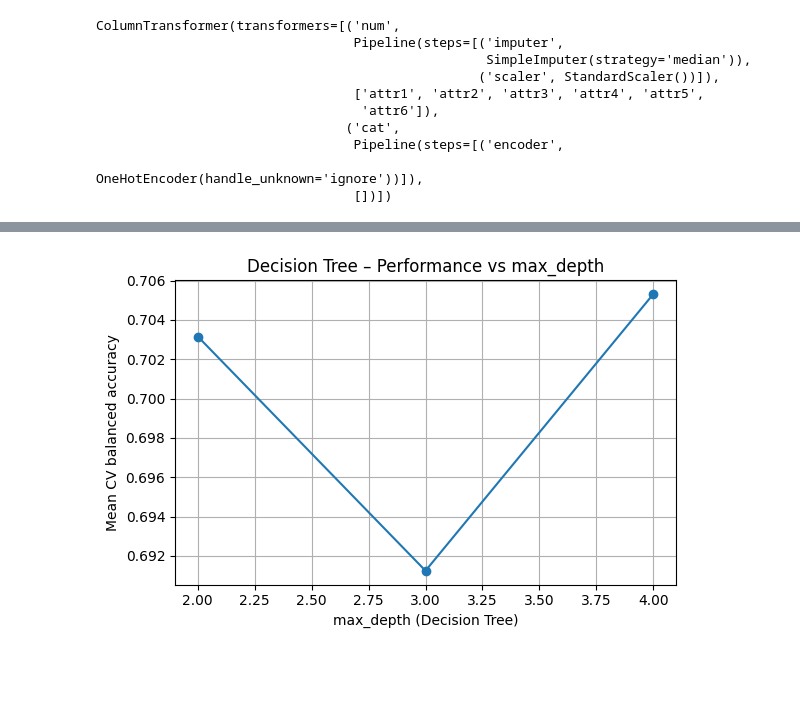
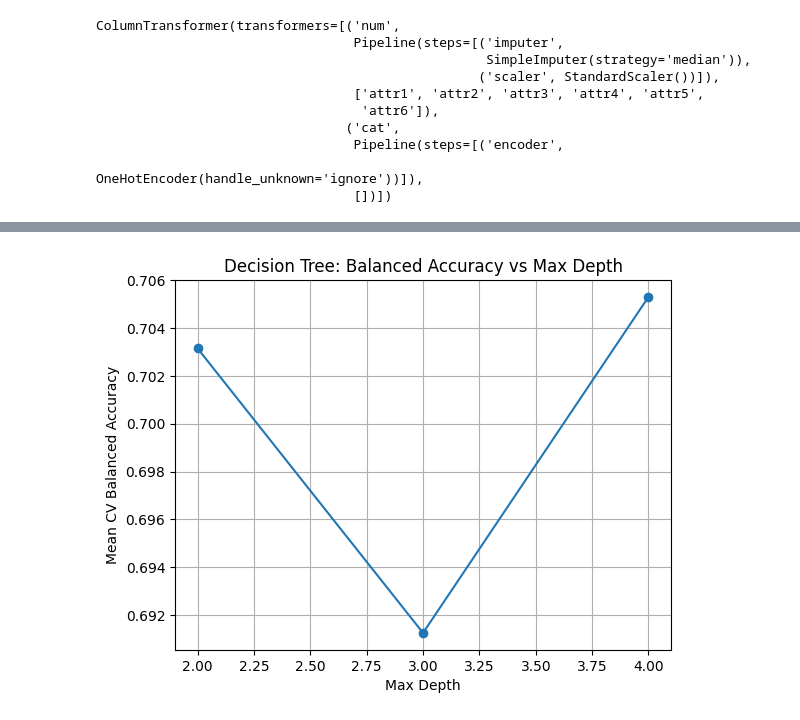
Before and after one commit to bpickett14/MATH3310_FA_2025_P02_G02_Pickett-Cardona, a Jupyter notebook: notebooks/project2.ipynb, the cells around one changed output, grey strips where cells are left out. Drawn from its saved outputs; the diff is of its cells as text; code cells hidden in the pictures; blank space fills up the shorter version.

```diff
--- a/notebooks/project2.ipynb
+++ b/notebooks/project2.ipynb
@@ -230,7 +231,6 @@ grid_search = GridSearchCV(
     param_grid,
     cv=5,
     scoring='balanced_accuracy',
-    verbose=1
 )
 
 grid_search.fit(X_train, y_train)
@@ -261,22 +271,12 @@ NameError: name 'LogisticRegression' is not defined
 # %%
-results = pd.DataFrame(grid_search.cv_results_)
+# Decision Tree: mean balanced accuracy vs max_depth
+dt_results = results[results['param_classifier'].astype(str).str.contains("DecisionTree")]
 
-# Decision Tree: mean balanced accuracy vs max_depth
-mask_dt = results["param_classifier"].astype(str).str.contains("DecisionTreeClassifier")
-dt_results = results[mask_dt]
-
-if not dt_results.empty:
-    plt.figure(figsize=(6, 4))
-    plt.plot(
-        dt_results["param_classifier__max_depth"],
-        dt_results["mean_test_score"],
-        marker="o",
-    )
-    plt.xlabel("max_depth (Decision Tree)")
-    plt.ylabel("Mean CV balanced accuracy")
-    plt.title("Decision Tree – Performance vs max_depth")
-    plt.grid(True)
-    plt.tight_layout()
-    plt.show()
+plt.plot(dt_results['param_classifier__max_depth'], dt_results['mean_test_score'], marker='o')
+plt.title("Decision Tree: Balanced Accuracy vs Max Depth")
+plt.xlabel("Max Depth")
+plt.ylabel("Mean CV Balanced Accuracy")
+plt.grid(True)
+plt.show()
 # %% [output]
-[figure, old version]
+[figure, new version]
```
Also changed, not shown: parts of 15 cells of this notebook.
